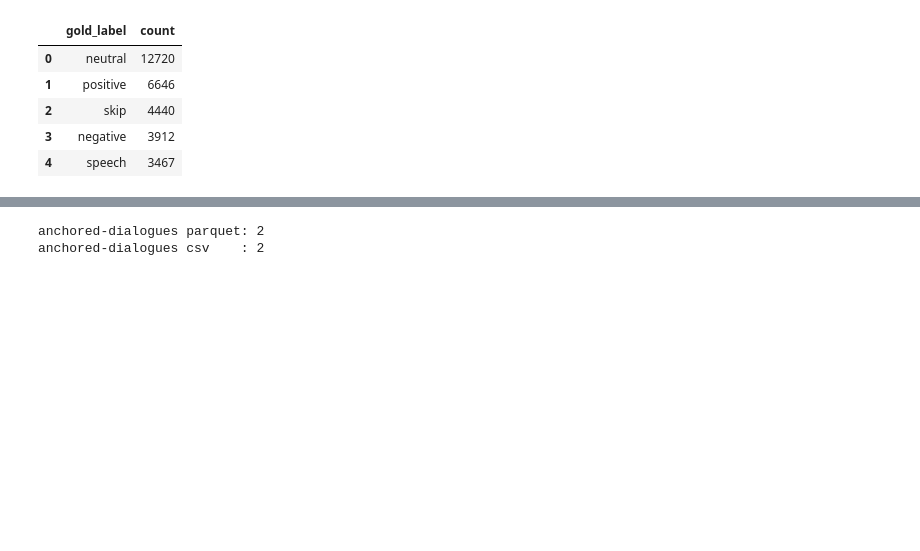
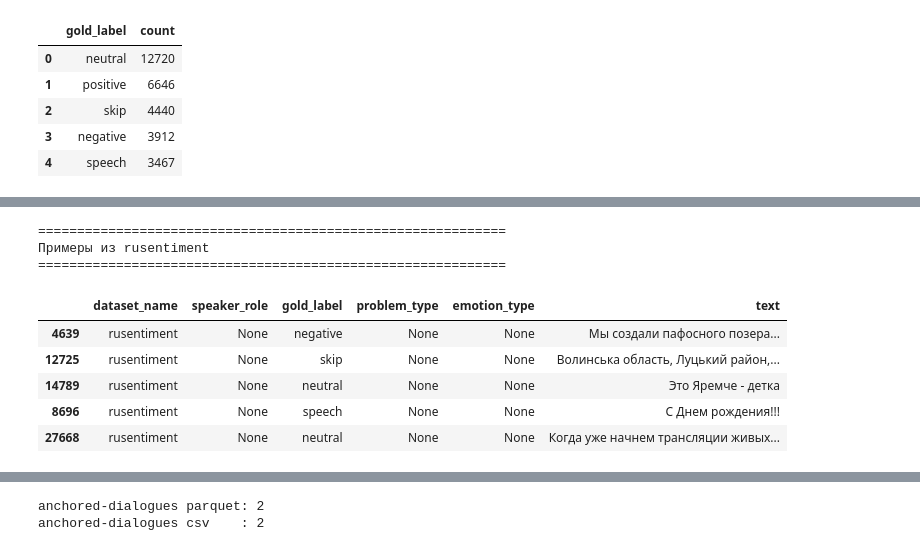
Before and after one commit to DenisBoytsov41/tutors-sentiment-coursework, a Jupyter notebook: notebooks/02_extract_domain_texts.ipynb, the cells around one changed output, grey strips where cells are left out. Cells and saved outputs as stored; diff of their text form; code cells hidden in the pictures; blank space fills up the shorter version.

```diff
--- a/notebooks/02_extract_domain_texts.ipynb
+++ b/notebooks/02_extract_domain_texts.ipynb
@@ -199,0 +258,12 @@ rus_label_summary
+# %%
+show_random_examples(rus_df, "rusentiment")
+# %% [output]
+============================================================
+Примеры из rusentiment
+============================================================
+|  | dataset_name | speaker_role | gold_label | problem_type | emotion_type | text |
+| 4639 | rusentiment | None | negative | None | None | Мы создали пафосного позера... |
+| 12725 | rusentiment | None | skip | None | None | Волинська область, Луцький район,... |
+| 14789 | rusentiment | None | neutral | None | None | Это Яремче - детка |
+| 8696 | rusentiment | None | speech | None | None | С Днем рождения!!! |
+| 27668 | rusentiment | None | neutral | None | None | Когда уже начнем трансляции живых... |
```
Also changed, not shown: parts of 22 cells of this notebook.
